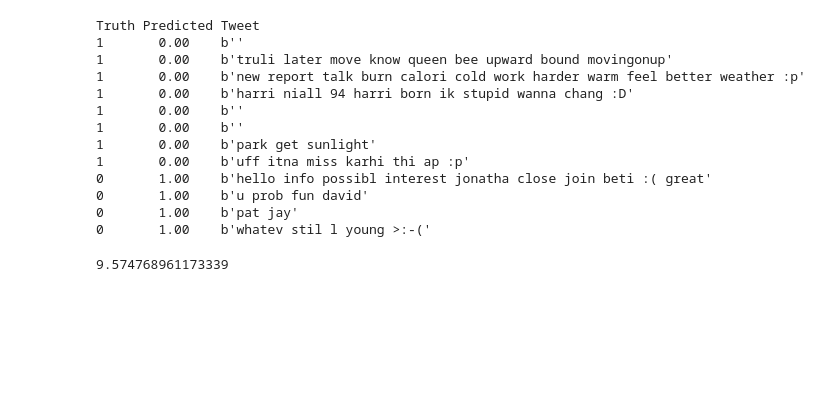
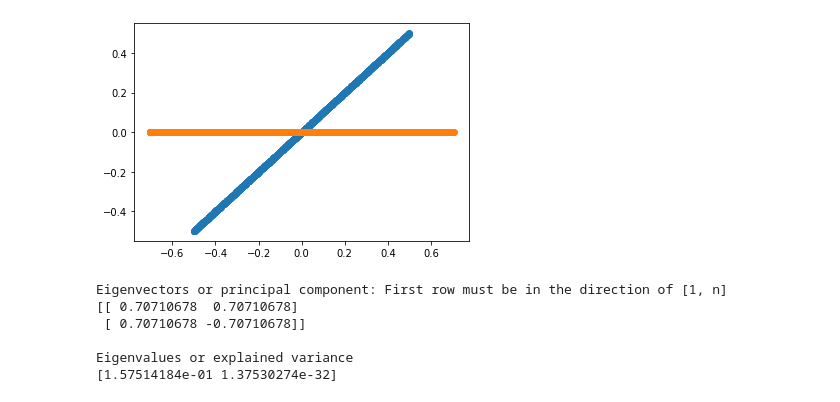
Before and after one commit to iamlekh/NLP, a Jupyter notebook: C1_W2_A1.ipynb, the cells around one changed output. Drawn from its saved outputs; the diff is of its cells as text; code cells hidden in the pictures; blank space fills up the shorter version.

```diff
--- a/C1_W2_A1.ipynb
+++ b/C1_W2_A1.ipynb
@@ -298,28 +2,0 @@ get_words_by_threshold(freqs, label=1, threshold=10)
-# %%
-print('Truth Predicted Tweet')
-for x, y in zip(test_x, test_y):
-    y_hat = naive_bayes_predict(x, logprior, loglikelihood)
-    if y != (np.sign(y_hat) > 0):
-        print('%d\t%0.2f\t%s' % (y, np.sign(y_hat) > 0, ' '.join(
-            process_tweet(x)).encode('ascii', 'ignore')))
-# %% [output]
-Truth Predicted Tweet
-1       0.00    b''
-1       0.00    b'truli later move know queen bee upward bound movingonup'
-1       0.00    b'new report talk burn calori cold work harder warm feel better weather :p'
-1       0.00    b'harri niall 94 harri born ik stupid wanna chang :D'
-1       0.00    b''
-1       0.00    b''
-1       0.00    b'park get sunlight'
-1       0.00    b'uff itna miss karhi thi ap :p'
-0       1.00    b'hello info possibl interest jonatha close join beti :( great'
-0       1.00    b'u prob fun david'
-0       1.00    b'pat jay'
-0       1.00    b'whatev stil l young >:-('
-# %%
-my_tweet = 'I am happy because I am learning :)'
-
-p = naive_bayes_predict(my_tweet, logprior, loglikelihood)
-print(p)
-# %% [output]
-9.574768961173339
@@ -325,0 +10,39 @@ print(p)
+# %%
+n = 1
+x = np.random.uniform(1,2,1000)
+y = x.copy() * n
+
+
+x = x - np.mean(x)
+y = y - np.mean(y)
+
+data = pd.DataFrame({'x': x, 'y': y})
+plt.scatter(data.x, data.y)
+
+pca = PCA(n_components=2)
+
+pcaTr = pca.fit(data)
+
+rotatedData = pcaTr.transform(data)
+
+dataPCA = pd.DataFrame(data = rotatedData, columns = ['PC1', 'PC2'])
+
+
+plt.scatter(dataPCA.PC1, dataPCA.PC2)
+plt.show()
+# %% [output]
+[figure, added]
+# %%
+print('Eigenvectors or principal component: First row must be in the direction of [1, n]')
+print(pcaTr.components_)
+
+print()
+print('Eigenvalues or explained variance')
+print(pcaTr.explained_variance_)
+# %% [output]
+Eigenvectors or principal component: First row must be in the direction of [1, n]
+[[ 0.70710678  0.70710678]
+ [ 0.70710678 -0.70710678]]
+
+Eigenvalues or explained variance
+[1.57514184e-01 1.37530274e-32]
```
Also changed, not shown: parts of 26 cells of this notebook.
